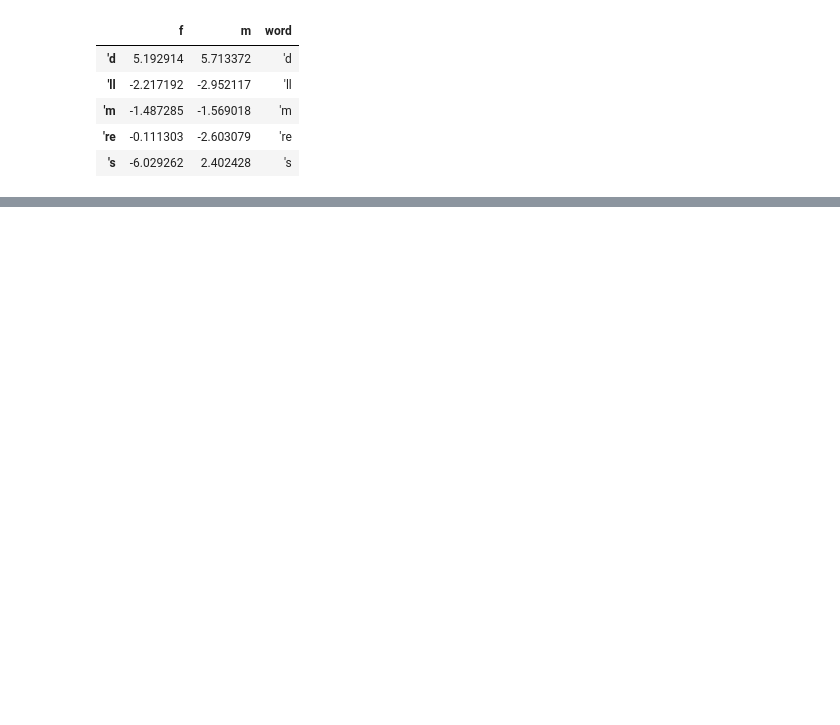
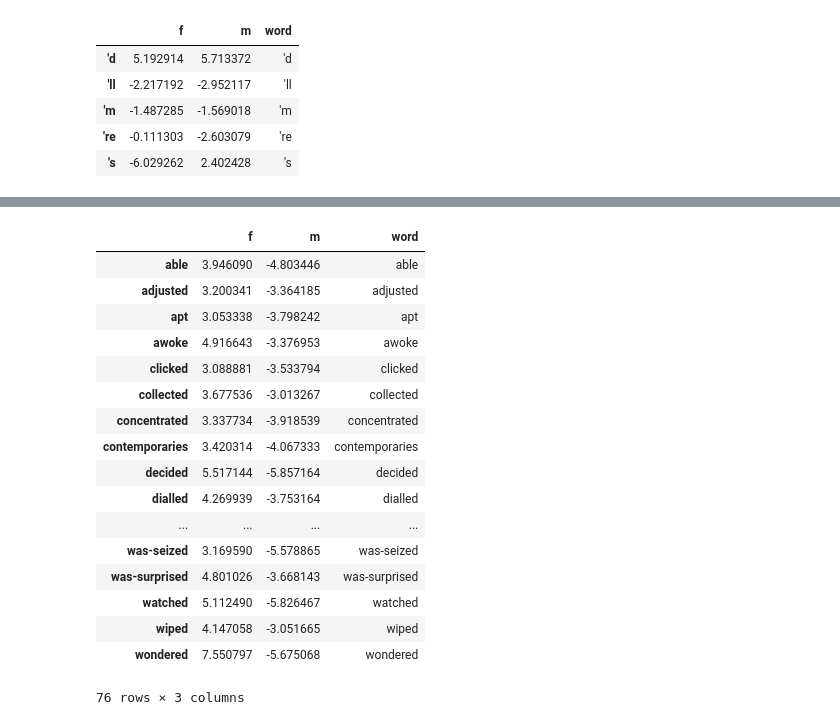
Before and after one commit to tedunderwood/measureperspective, a Jupyter notebook: 2modelingperspectives/gendered_perspectives.ipynb, the cells around one changed output, grey strips where cells are left out. Cells and saved outputs as stored; diff of their text form; code cells hidden in the pictures; blank space fills up the shorter version.

```diff
--- a/2modelingperspectives/gendered_perspectives.ipynb
+++ b/2modelingperspectives/gendered_perspectives.ipynb
@@ -65,3 +74,20 @@ def dunnings(vectora, vectorb):
+# %%
+# I'm simply going to fix some grammatical issues, for cosmetic reasons
+# If you prefer not to, you can delete this. It makes little substantive
+# difference.
+
+themap = {'was-seeing': 'was-seen', 'was-saw': 'was-seen', 'was-see': 'was-seen',
+          'was-tell': 'was-told', 'was-marry': 'was-married', 'was-love': 'was-loved',
+         'was-ask': 'was-asked'}
+
+def fixgrammar(aword):
+    if aword in themap:
+        return themap[aword]
+    else:
+        return aword
+
+data['word'] = data['word'].apply(fixgrammar)
+vocab = vocab.intersection(set(data.word))
 # %%
 def sumwords(df):
     grouped = df.groupby('word')
@@ -139,0 +207,22 @@ plot_gender_means(vocab, twoperspectives)
+# %%
+obj = twoperspectives[(twoperspectives.m < -3) & (twoperspectives.f > 3)]
+obj
+# %% [output]
+|  | f | m | word |
+| able | 3.946090 | -4.803446 | able |
+| adjusted | 3.200341 | -3.364185 | adjusted |
+| apt | 3.053338 | -3.798242 | apt |
+| awoke | 4.916643 | -3.376953 | awoke |
+| clicked | 3.088881 | -3.533794 | clicked |
+| collected | 3.677536 | -3.013267 | collected |
+| concentrated | 3.337734 | -3.918539 | concentrated |
+| contemporaries | 3.420314 | -4.067333 | contemporaries |
+| decided | 5.517144 | -5.857164 | decided |
+| dialled | 4.269939 | -3.753164 | dialled |
+| ... | ... | ... | ... |
+| was-seized | 3.169590 | -5.578865 | was-seized |
+| was-surprised | 4.801026 | -3.668143 | was-surprised |
+| watched | 5.112490 | -5.826467 | watched |
+| wiped | 4.147058 | -3.051665 | wiped |
+| wondered | 7.550797 | -5.675068 | wondered |
+76 rows × 3 columns
```
Also changed, not shown: parts of 8 cells of this notebook, 5 other files.
